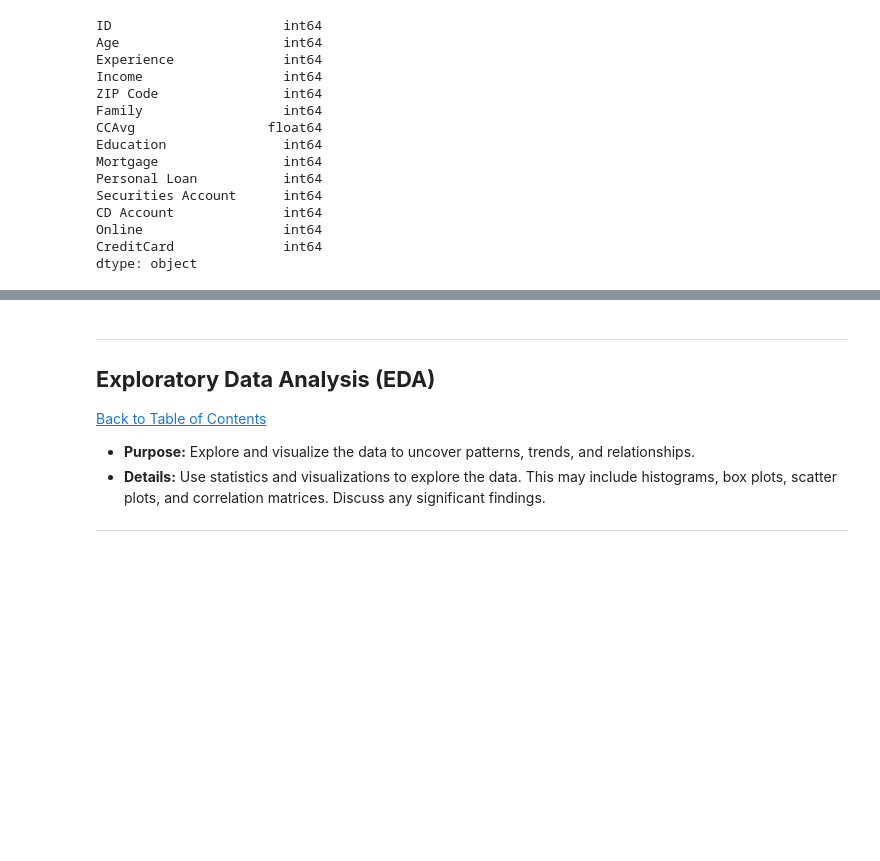
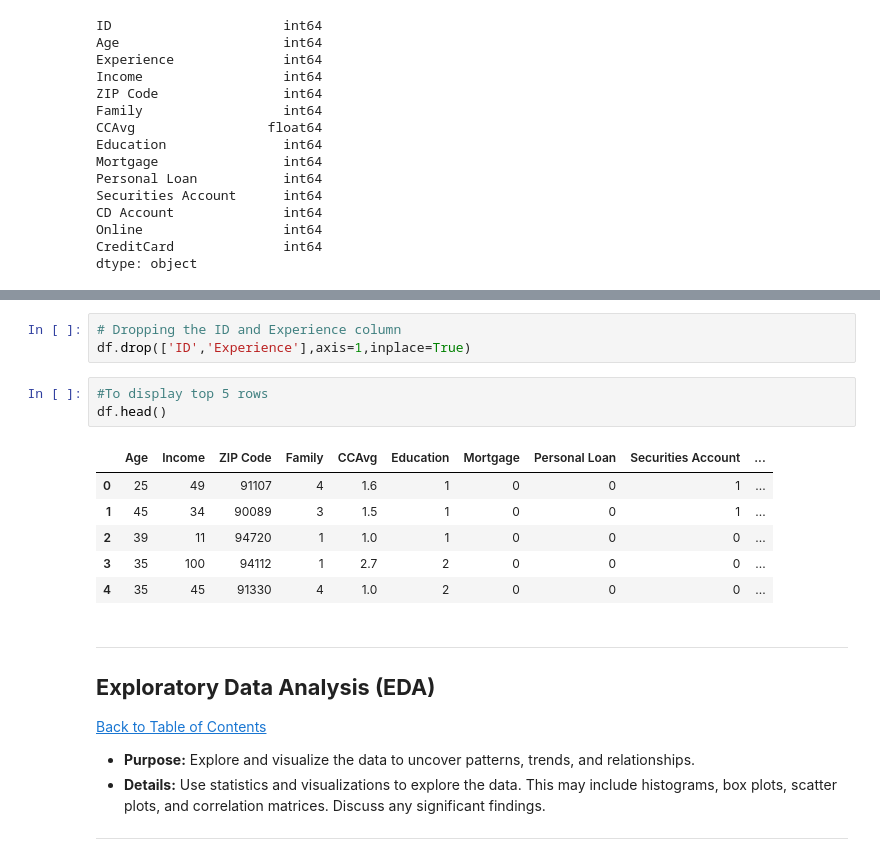
Before and after one commit to malekalj/Bank-Loan-Modelling, a Jupyter notebook: Banking_Loan_Modelling_Jerry.ipynb, the cells around one changed output, grey strips where cells are left out. Drawn from its saved outputs; the diff is of its cells as text; blank space fills up the shorter version.

```diff
--- a/Banking_Loan_Modelling_Jerry.ipynb
+++ b/Banking_Loan_Modelling_Jerry.ipynb
@@ -201,3 +262,16 @@ dtype: object
+# %%
+# Dropping the ID and Experience column
+df.drop(['ID','Experience'],axis=1,inplace=True)
+# %%
+#To display top 5 rows
+df.head()
+# %% [output]
+|  | Age | Income | ZIP Code | Family | CCAvg | Education | Mortgage | Personal Loan | Securities Account | ... |
+| 0 | 25 | 49 | 91107 | 4 | 1.6 | 1 | 0 | 0 | 1 | ... |
+| 1 | 45 | 34 | 90089 | 3 | 1.5 | 1 | 0 | 0 | 1 | ... |
+| 2 | 39 | 11 | 94720 | 1 | 1.0 | 1 | 0 | 0 | 0 | ... |
+| 3 | 35 | 100 | 94112 | 1 | 2.7 | 2 | 0 | 0 | 0 | ... |
+| 4 | 35 | 45 | 91330 | 4 | 1.0 | 2 | 0 | 0 | 0 | ... |
 # %% [markdown]
 ---
 <a href=#five></a>
```
Also changed, not shown: parts of 6 cells of this notebook.
